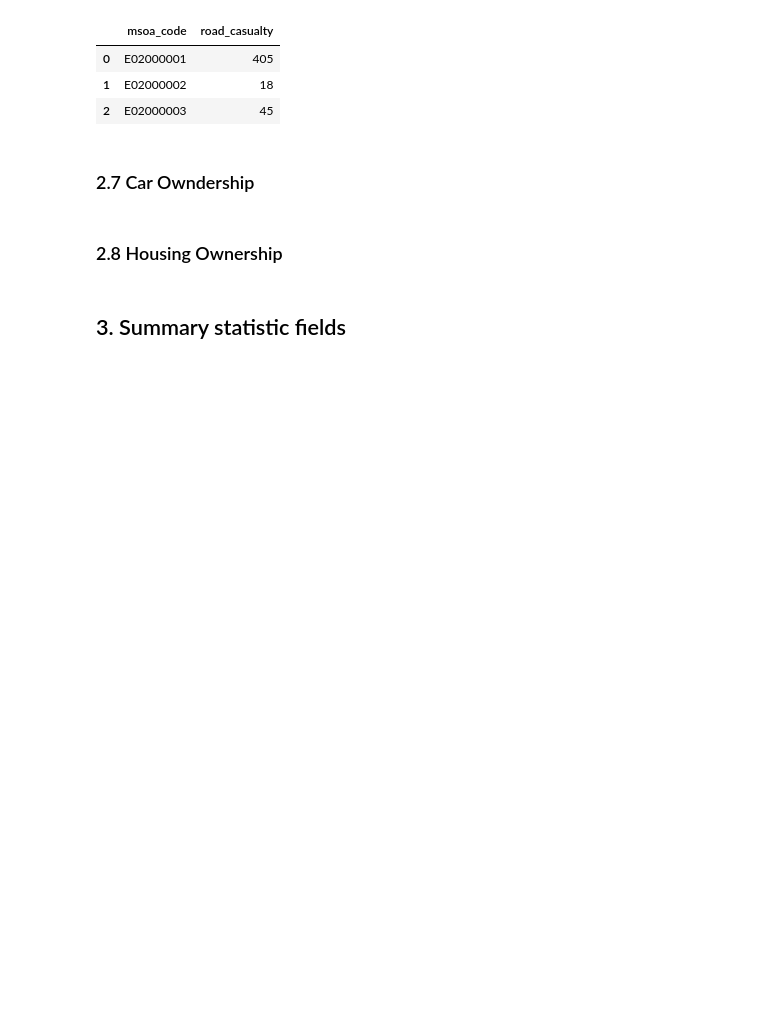
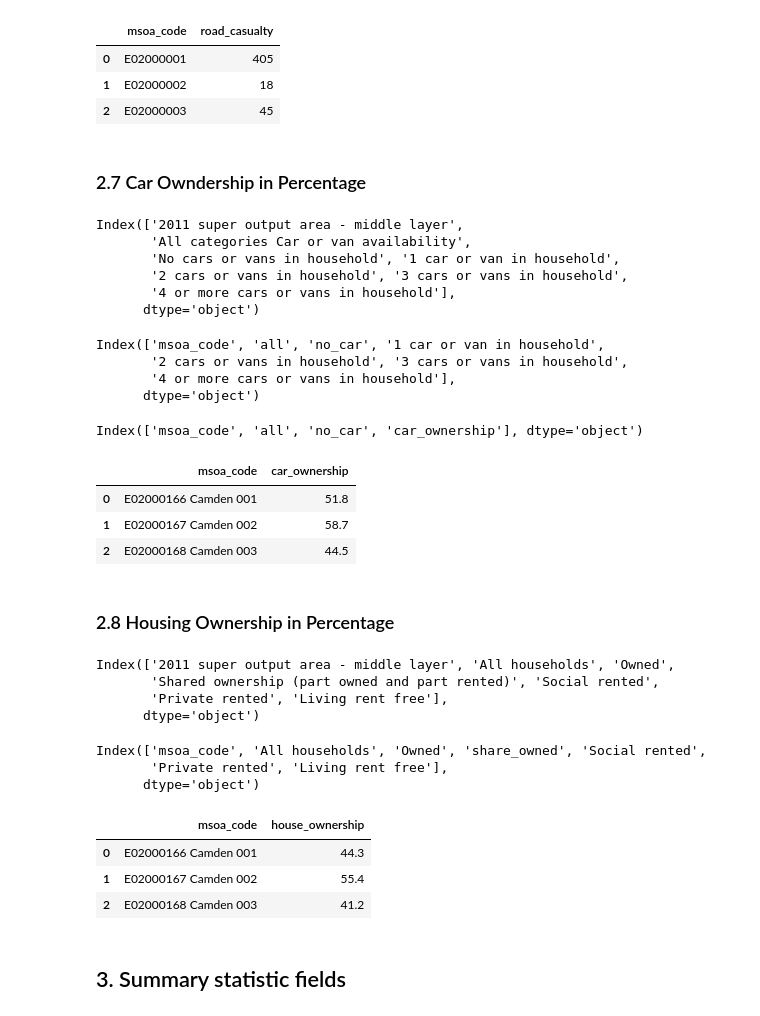
Before and after one commit to ZacharyP-E/qm_group25, a Jupyter notebook: qm_group_code.ipynb, the cells around one changed output. Saved outputs shown, nothing was run; the diff lists cells and outputs as text; code cells hidden in the pictures; blank space fills up the shorter version.

```diff
--- a/qm_group_code.ipynb
+++ b/qm_group_code.ipynb
@@ -280,13 +320,70 @@ road_casualty.head(3)
 | 1 | E02000002 | 18 |
 | 2 | E02000003 | 45 |
 # %% [markdown]
-### 2.7 Car Owndership
+### 2.7 Car Owndership in Percentage
 # %%
 car_own = pd.read_csv('https://raw.githubusercontent.com/ZacharyP-E/qm_group25/main/data/msoa/car_ownership_msoa.csv')
+car_own.columns
+# %% [output]
+Index(['2011 super output area - middle layer',
+       'All categories Car or van availability',
+       'No cars or vans in household', '1 car or van in household',
+       '2 cars or vans in household', '3 cars or vans in household',
+       '4 or more cars or vans in household'],
+      dtype='object')
+# %%
+car_own.rename(columns = {'2011 super output area - middle layer':'msoa_code',
+                          'All categories Car or van availability':'all',
+                          'No cars or vans in household':'no_car'},inplace = True)
+car_own.columns
+# %% [output]
+Index(['msoa_code', 'all', 'no_car', '1 car or van in household',
+       '2 cars or vans in household', '3 cars or vans in household',
+       '4 or more cars or vans in household'],
+      dtype='object')
+# %%
+# calculate the car ownership of households
+car_own = car_own[['msoa_code', 'all', 'no_car']]
+car_own['car_ownership'] = car_own['all']- car_own['no_car']
+car_own.columns
+# %% [output]
+Index(['msoa_code', 'all', 'no_car', 'car_ownership'], dtype='object')
+# %%
+car_own = car_own[['msoa_code','car_ownership']]
+car_own.head(3)
+# %% [output]
+|  | msoa_code | car_ownership |
+| 0 | E02000166 Camden 001 | 51.8 |
+| 1 | E02000167 Camden 002 | 58.7 |
+| 2 | E02000168 Camden 003 | 44.5 |
 # %% [markdown]
-### 2.8 Housing Ownership
+### 2.8 Housing Ownership in Percentage
 # %%
 house_own = pd.read_csv('https://raw.githubusercontent.com/ZacharyP-E/qm_group25/main/data/msoa/tenure_msoa.csv')
+house_own.columns
+# %% [output]
+Index(['2011 super output area - middle layer', 'All households', 'Owned',
+       'Shared ownership (part owned and part rented)', 'Social rented',
+       'Private rented', 'Living rent free'],
+      dtype='object')
+# %%
+house_own.rename(columns = {'2011 super output area - middle layer':'msoa_code',
+                            'Shared ownership (part owned and part rented)':'share_owned'},inplace = True)
+house_own.columns
+# %% [output]
+Index(['msoa_code', 'All households', 'Owned', 'share_owned', 'Social rented',
+       'Private rented', 'Living rent free'],
+      dtype='object')
+# %%
+# calculate the house ownership of households
+house_own['house_ownership'] = house_own['Owned']- house_own['share_owned']
+house_own = house_own[['msoa_code', 'house_ownership']]
+house_own.head(3)
+# %% [output]
+|  | msoa_code | house_ownership |
+| 0 | E02000166 Camden 001 | 44.3 |
+| 1 | E02000167 Camden 002 | 55.4 |
+| 2 | E02000168 Camden 003 | 41.2 |
 # %% [markdown]
 ## 3. Summary statistic fields
 # %% [markdown]
```
Also changed, not shown: parts of 16 cells of this notebook.
